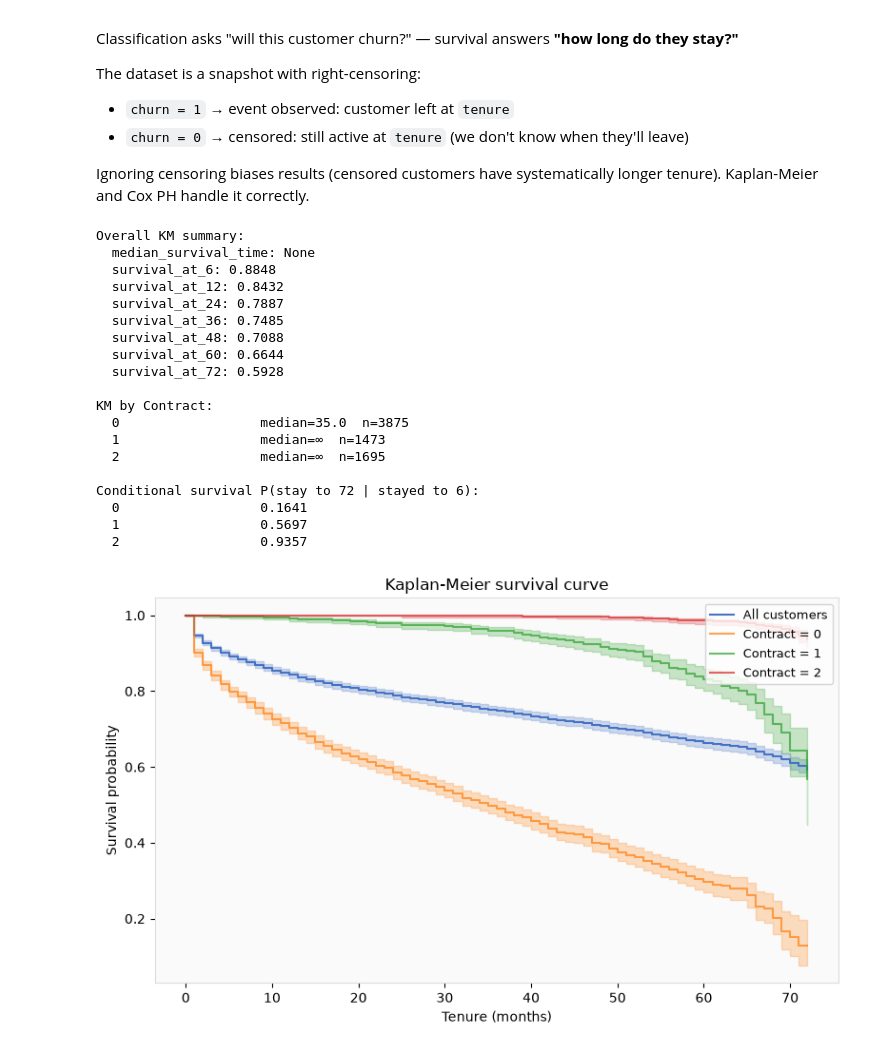
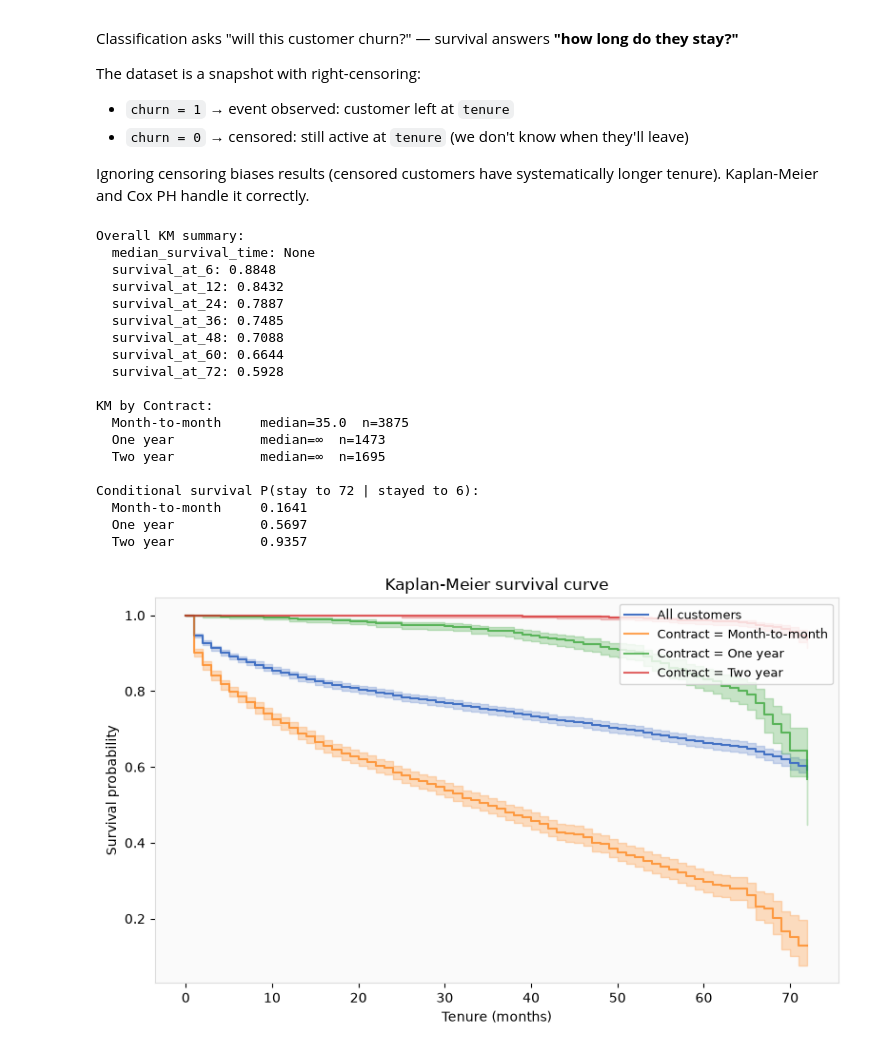
Before and after one commit to manhtran9383/churn-analysis-portfolio, a Jupyter notebook: notebooks/customer_churn_analysis.ipynb, the cells around one changed output. Drawn from its saved outputs; the diff is of its cells as text; code cells hidden in the pictures.

```diff
--- a/notebooks/customer_churn_analysis.ipynb
+++ b/notebooks/customer_churn_analysis.ipynb
@@ -330,11 +332,12 @@ cap = 500
 top = risked.sort_values("churn_risk", ascending=False).head(cap)
 rev = pd.to_numeric(top[spec["monthly_revenue"]], errors="coerce")
 fig, ax = plt.subplots(figsize=(8, 4))
-ax.bar(["monthly revenue\nat risk", "monthly profit\nat risk (35% margin)"],
-       [rev.sum(), rev.sum() * 0.35], color=["#d9534f", "#f0ad4e"])
+margin = load_config()["impact"]["margin_pct"]
+ax.bar(["monthly revenue\nat risk", f"monthly profit\nat risk ({margin:.0%} margin)"],
+       [rev.sum(), rev.sum() * margin], color=["#d9534f", "#f0ad4e"])
 ax.set_ylabel("USD / month")
 ax.set_title(f"Top-{cap} at-risk customers — monthly exposure")
-for i, v in enumerate([rev.sum(), rev.sum() * 0.35]):
+for i, v in enumerate([rev.sum(), rev.sum() * margin]):
     ax.text(i, v * 1.01, f"${v:,.0f}", ha="center", fontsize=11)
 fig.tight_layout()
 plt.show()
@@ -395,14 +398,14 @@ Ignoring censoring biases results (censored customers have systematically longer
 # %%
 # Kaplan-Meier overall
 from src.survival import km_overall, HORIZONS, survival_summary, km_by_group, conditional_survival
-kmf = km_overall(df, DATASET)
+kmf = km_overall(raw, DATASET)
 print("Overall KM summary:")
 for k, v in survival_summary(kmf, HORIZONS[DATASET]).items():
     print(f"  {k}: {v}")
 
 # KM by Contract (telco) / Geography (bank)
 seg_col = "Contract" if DATASET == "telco" else "Geography"
-curves = km_by_group(df, DATASET, seg_col)
+curves = km_by_group(raw, DATASET, seg_col)
 
 print(f"\nKM by {seg_col}:")
 for label, k in curves.items():
@@ -418,40 +421,40 @@ for label, k in curves.items():
 
 # ── KM plot ──
 import matplotlib.pyplot as plt
 fig, ax = plt.subplots(figsize=(8, 5))
 kmf.plot_survival_function(ax=ax, label="All customers", color="#4472C4")
 for label, k in curves.items():
     k.plot_survival_function(ax=ax, label=f"{seg_col} = {label}", alpha=0.7)
 ax.set_xlabel("Tenure (months)")
 ax.set_ylabel("Survival probability")
 ax.set_title("Kaplan-Meier survival curve")
 ax.legend(loc="upper right", fontsize=9)
 ax.set_facecolor("#fafafa")
 for s in ax.spines.values():
     s.set_color("#dddddd")
 fig.tight_layout()
 plt.show()
 # %% [output]
 Overall KM summary:
   median_survival_time: None
   survival_at_6: 0.8848
   survival_at_12: 0.8432
   survival_at_24: 0.7887
   survival_at_36: 0.7485
   survival_at_48: 0.7088
   survival_at_60: 0.6644
   survival_at_72: 0.5928
 
 KM by Contract:
-  0                  median=35.0  n=3875
-  1                  median=∞  n=1473
-  2                  median=∞  n=1695
+  Month-to-month     median=35.0  n=3875
+  One year           median=∞  n=1473
+  Two year           median=∞  n=1695
 
 Conditional survival P(stay to 72 | stayed to 6):
-  0                  0.1641
-  1                  0.5697
-  2                  0.9357
+  Month-to-month     0.1641
+  One year           0.5697
+  Two year           0.9357
-[figure, old version]
+[figure, new version]
 # %%
 # Cox proportional hazards
 from src.survival import cox_model, cox_table, logrank
```
Also changed, not shown: parts of 7 cells of this notebook, 17 other files.
